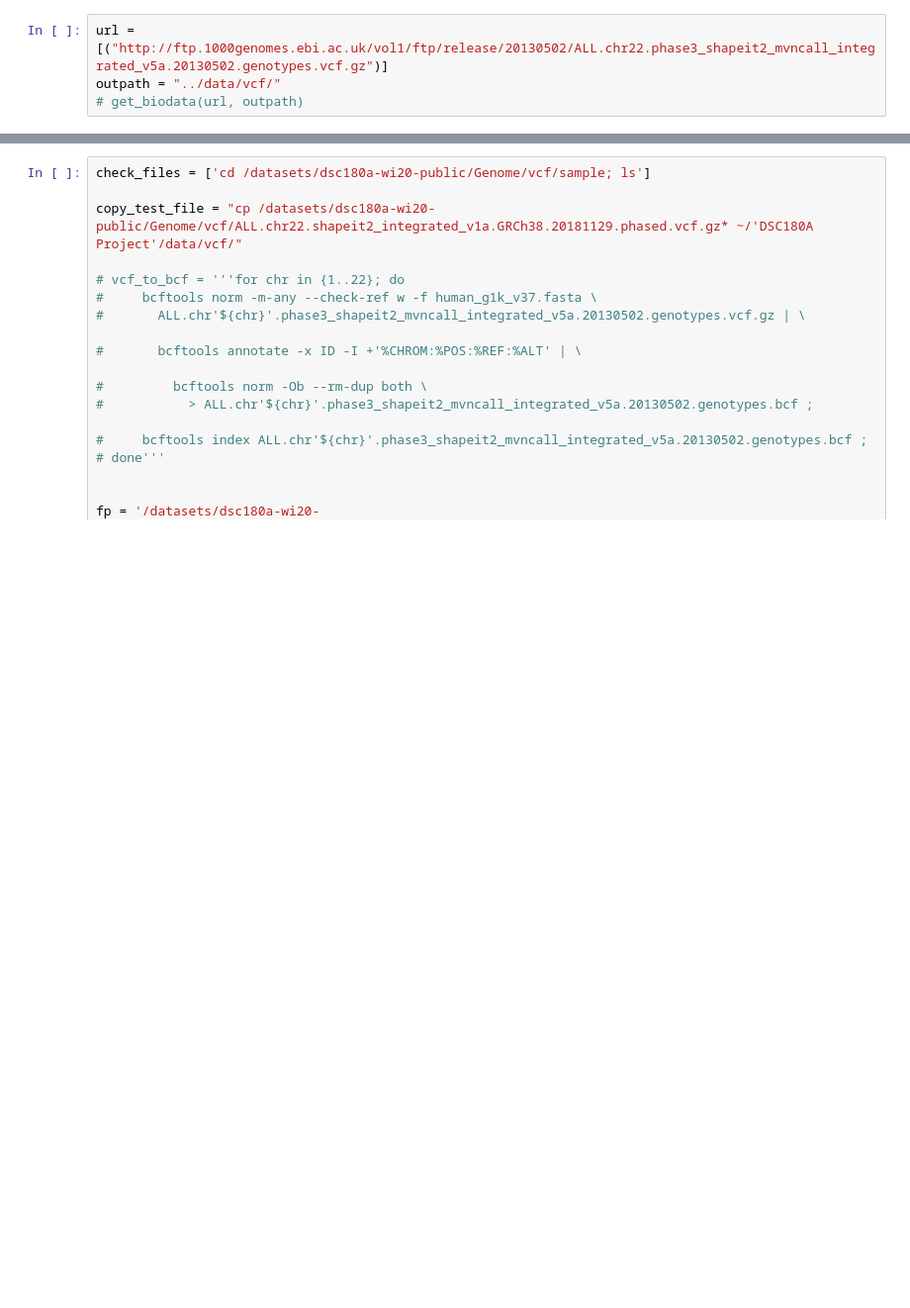
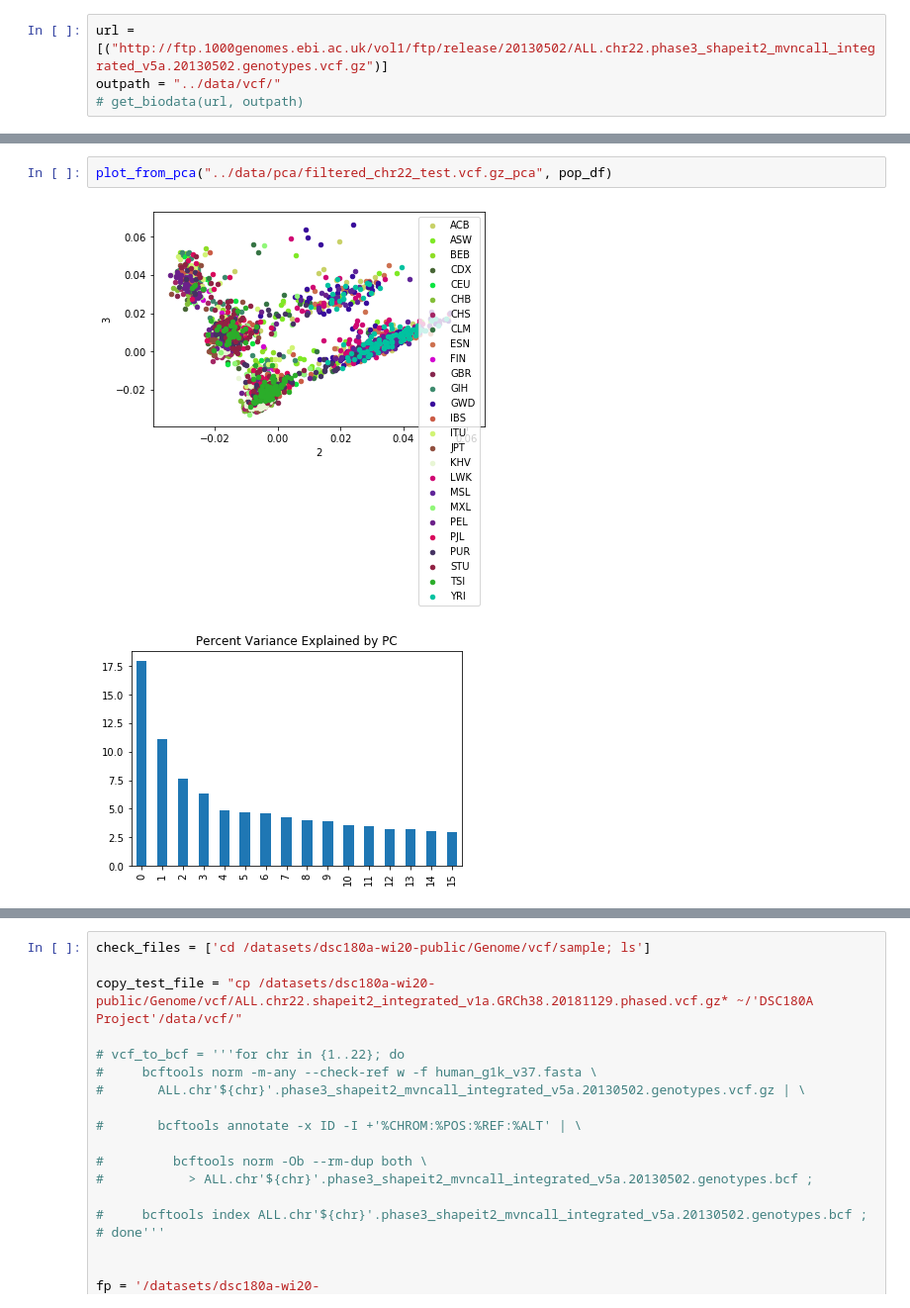
Before and after one commit to pserket/Clustering-Human-Genome, a Jupyter notebook: notebooks/vcf filter.ipynb, the cells around one changed output, grey strips where cells are left out. Shown at 99% size. Cells and saved outputs as stored; diff of their text form; blank space fills up the shorter version.

```diff
--- a/notebooks/vcf filter.ipynb
+++ b/notebooks/vcf filter.ipynb
@@ -136,0 +371,5 @@ def plot_from_pca(pca_file_name):
+# %%
+plot_from_pca("../data/pca/filtered_chr22_test.vcf.gz_pca", pop_df)
+# %% [output]
+[figure, added]
+[figure, added]
```
Also changed, not shown: parts of 53 cells of this notebook, 10 other files.
